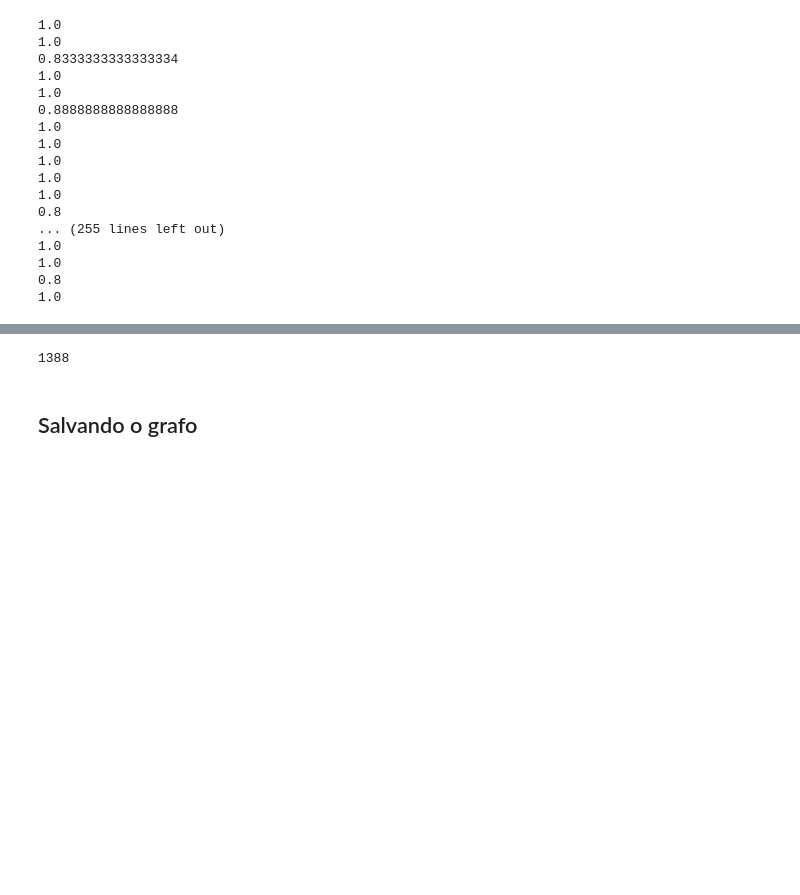
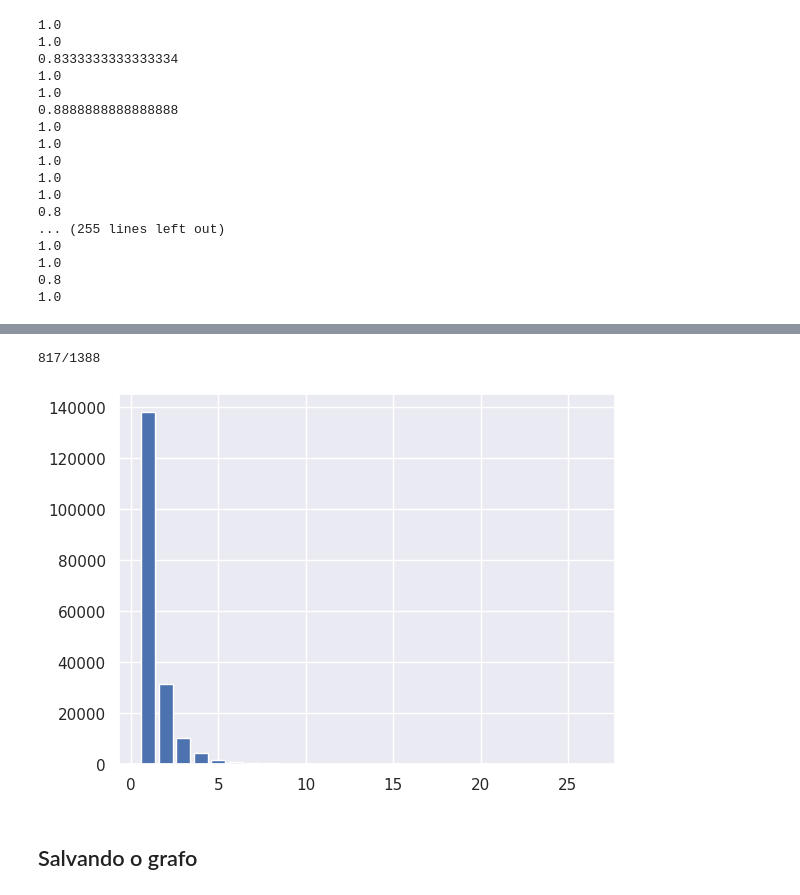
Before and after one commit to Pedro2712/aps1-wikis, a Jupyter notebook: notebooks/projeto/git_hub two-mode.ipynb, the cells around one changed output, grey strips where cells are left out. Drawn from its saved outputs; the diff is of its cells as text; code cells hidden in the pictures; blank space fills up the shorter version.

```diff
--- a/notebooks/projeto/git_hub two-mode.ipynb
+++ b/notebooks/projeto/git_hub two-mode.ipynb
@@ -117,17 +121,34 @@ print(len(t.values()))
 #     for i in t:
 #         if p != i and not g.has_edge(p, i) and len(set(t[i]).intersection(b)) > 2:
 #             g.add_edge(p, i)
-
+quant = len(t.values())
 # for i in t.keys():
+lista_numeros = []
 cont = 0
 for p, b in t.items():
-    print(cont, end = "\r")
+    print(f"{cont}/{quant-1}", end = "\r")
     for i in t:
-        if p != i and not g.has_edge(p, i) and teste(t[i], b) > 2:
+        nummero = teste(t[i], b)
+        lista_numeros.append(nummero)
+        if p != i and not g.has_edge(p, i) and nummero >= 2:
             g.add_edge(p, i)
     cont += 1
 # %% [output]
-1388
+817/1388
+# %%
+lista_distinct = list(set(lista_numeros))[1:]
+lista_count = []
+for i in lista_distinct:
+    (lista_numeros.count(i))
+    lista_count.append(lista_numeros.count(i))
+# %%
+import matplotlib.pyplot as plt
+import numpy as np
+
+plt.bar(lista_distinct, lista_count)
+plt.show()
+# %% [output]
+[figure, added]
 # %%
 g = Graph(directed=False) # não-dirigido
 
```
Also changed, not shown: parts of 11 cells of this notebook, 2 other files.
